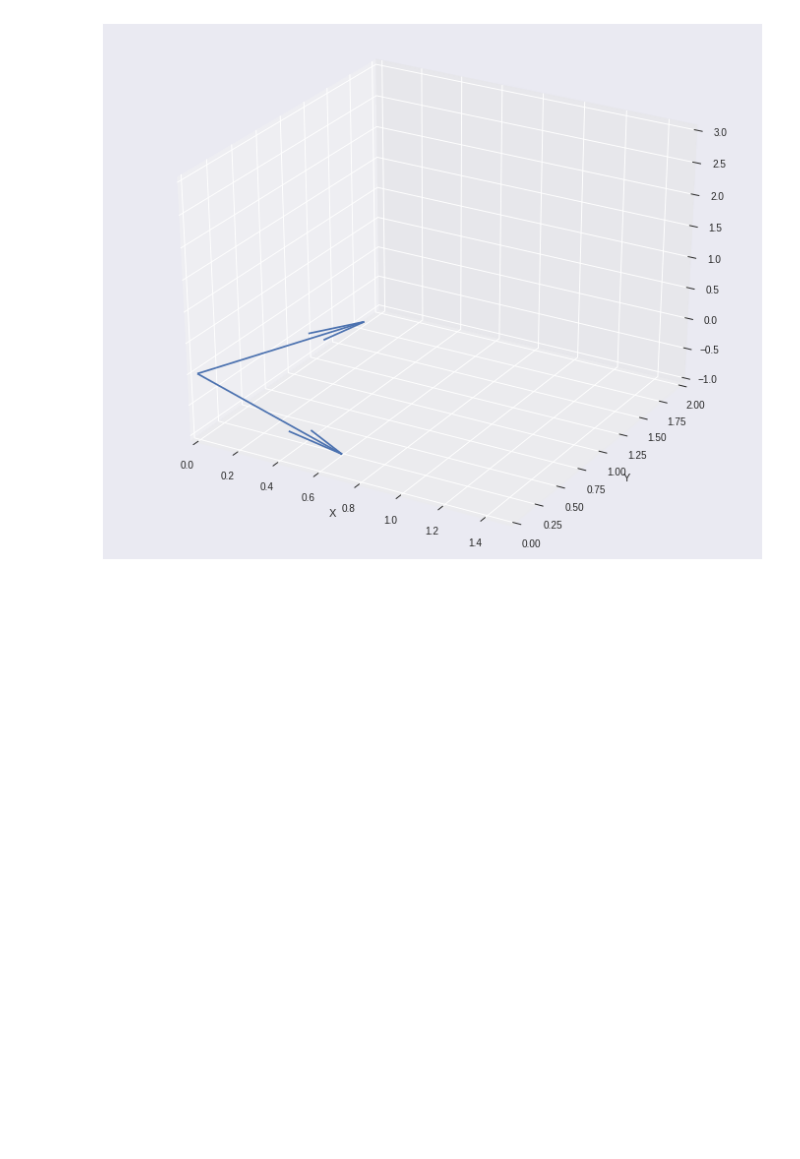
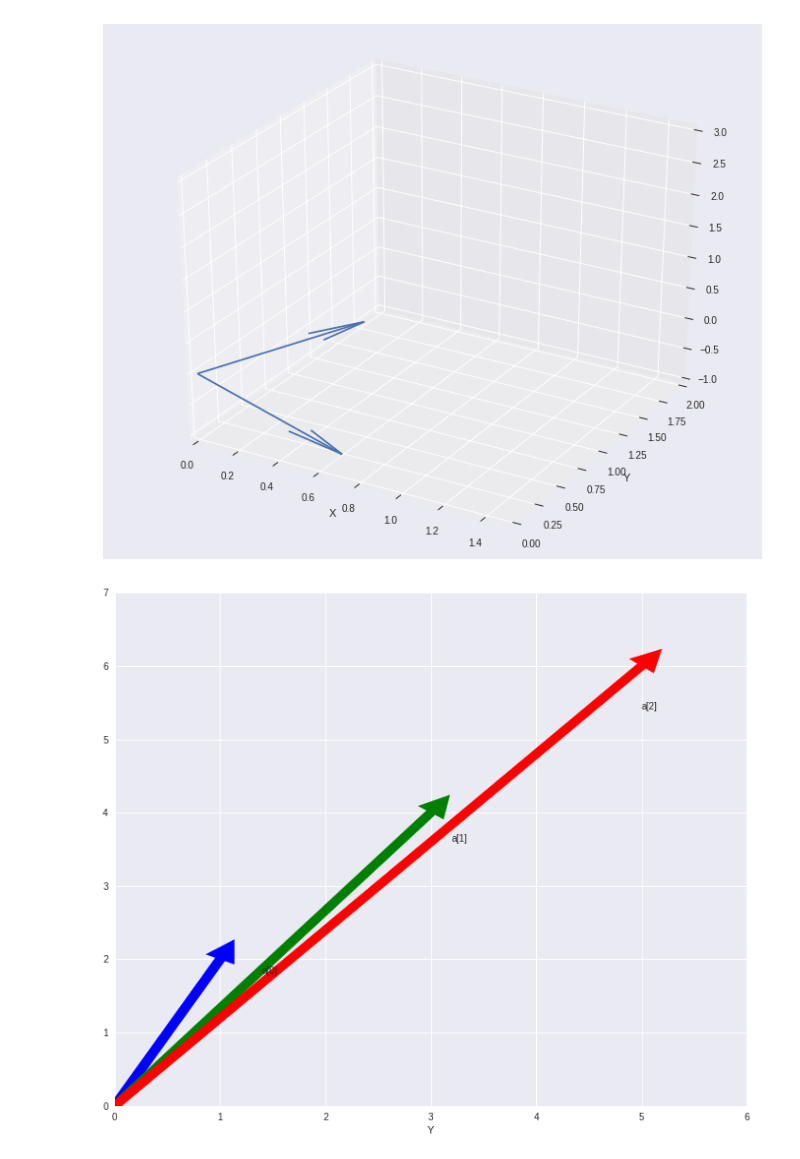
Before and after one commit to samirgadkari/AB-Demo, a Jupyter notebook: module1-linear-algebra-review/Linear_Algebra_Assignment.ipynb, the cells around one changed output. Cells and saved outputs as stored; diff of their text form; code cells hidden in the pictures; blank space fills up the shorter version.

```diff
--- a/module1-linear-algebra-review/Linear_Algebra_Assignment.ipynb
+++ b/module1-linear-algebra-review/Linear_Algebra_Assignment.ipynb
@@ -445,0 +450,20 @@ plt.show()
+# %%
+# Create and plot matrix on 2-D graph
+
+# A matrix is just a set of vectors, so plot each vector
+a = np.array([[1, 2], [3, 4], [5, 6]])
+
+fig = plt.figure(figsize = (12, 10))
+ax = plt.axes()
+
+plot_arrow(ax, 0, 0, a[0][0], a[0][1], 0.1, 'b', 'b', 'a[0]')
+plot_arrow(ax, 0, 0, a[1][0], a[1][1], 0.1, 'g', 'g', 'a[1]')
+plot_arrow(ax, 0, 0, a[2][0], a[2][1], 0.1, 'r', 'r', 'a[2]')
+
+ax.set_xlim(0, 6)
+ax.set_ylim(0, 7)
+ax.set_xlabel('X')
+ax.set_xlabel('Y')
+plt.show()
+# %% [output]
+[figure, added]
```
Also changed, not shown: parts of 7 cells of this notebook.
